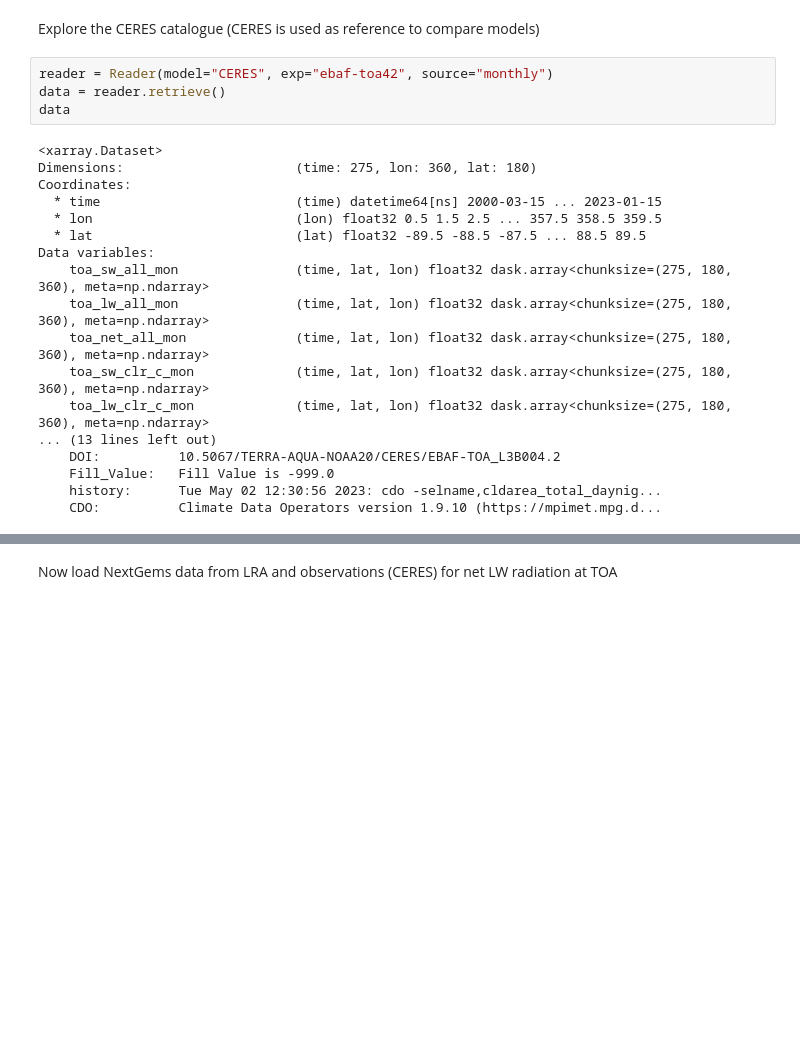
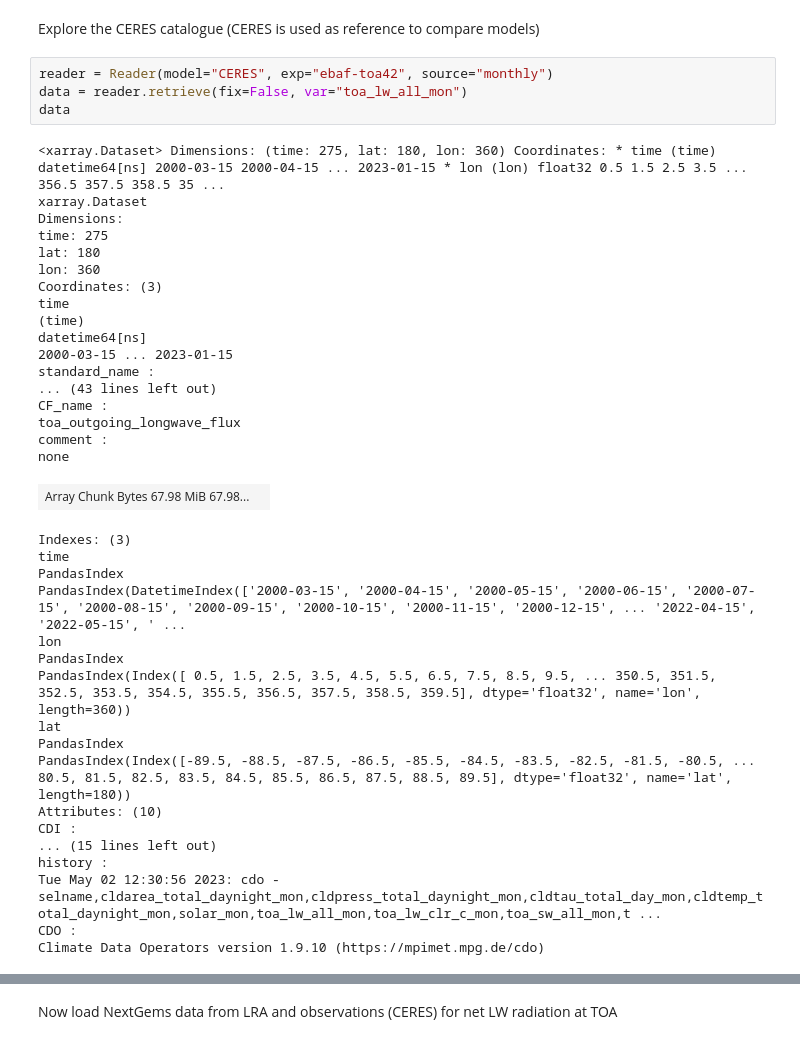
Before and after one commit to DestinE-Climate-DT/AQUA, a Jupyter notebook: diagnostics/basic_stats/olr_toa.ipynb, the cells around one changed output, grey strips where cells are left out. Drawn from its saved outputs; the diff is of its cells as text; blank space fills up the shorter version.

Commit message:
Paolo G version

```diff
--- a/diagnostics/basic_stats/olr_toa.ipynb
+++ b/diagnostics/basic_stats/olr_toa.ipynb
@@ -58,23 +55,41 @@ slurm.squeue()
 Explore the CERES catalogue (CERES is used as reference to compare models)
 # %%
 reader = Reader(model="CERES", exp="ebaf-toa42", source="monthly")
-data = reader.retrieve()
+data = reader.retrieve(fix=False, var="toa_lw_all_mon")
 data
 # %% [output]
-<xarray.Dataset>
-Dimensions:                      (time: 275, lon: 360, lat: 180)
-Coordinates:
-  * time                         (time) datetime64[ns] 2000-03-15 ... 2023-01-15
-  * lon                          (lon) float32 0.5 1.5 2.5 ... 357.5 358.5 359.5
-  * lat                          (lat) float32 -89.5 -88.5 -87.5 ... 88.5 89.5
-Data variables:
-    toa_sw_all_mon               (time, lat, lon) float32 dask.array<chunksize=(275, 180, 360), meta=np.ndarray>
-    toa_lw_all_mon               (time, lat, lon) float32 dask.array<chunksize=(275, 180, 360), meta=np.ndarray>
-    toa_net_all_mon              (time, lat, lon) float32 dask.array<chunksize=(275, 180, 360), meta=np.ndarray>
-    toa_sw_clr_c_mon             (time, lat, lon) float32 dask.array<chunksize=(275, 180, 360), meta=np.ndarray>
-    toa_lw_clr_c_mon             (time, lat, lon) float32 dask.array<chunksize=(275, 180, 360), meta=np.ndarray>
-... (13 lines left out)
-    DOI:          10.5067/TERRA-AQUA-NOAA20/CERES/EBAF-TOA_L3B004.2
-    Fill_Value:   Fill Value is -999.0
-    history:      Tue May 02 12:30:56 2023: cdo -selname,cldarea_total_daynig...
-    CDO:          Climate Data Operators version 1.9.10 (https://mpimet.mpg.d...
+<xarray.Dataset> Dimensions: (time: 275, lat: 180, lon: 360) Coordinates: * time (time) datetime64[ns] 2000-03-15 2000-04-15 ... 2023-01-15 * lon (lon) float32 0.5 1.5 2.5 3.5 ... 356.5 357.5 358.5 35 ...
+xarray.Dataset
+Dimensions:
+time: 275
+lat: 180
+lon: 360
+Coordinates: (3)
+time
+(time)
+datetime64[ns]
+2000-03-15 ... 2023-01-15
+standard_name :
+... (43 lines left out)
+CF_name :
+toa_outgoing_longwave_flux
+comment :
+none
+| Array Chunk Bytes 67.98 MiB 67.98... |  |
+Indexes: (3)
+time
+PandasIndex
+PandasIndex(DatetimeIndex(['2000-03-15', '2000-04-15', '2000-05-15', '2000-06-15', '2000-07-15', '2000-08-15', '2000-09-15', '2000-10-15', '2000-11-15', '2000-12-15', ... '2022-04-15', '2022-05-15', ' ...
+lon
+PandasIndex
+PandasIndex(Index([ 0.5, 1.5, 2.5, 3.5, 4.5, 5.5, 6.5, 7.5, 8.5, 9.5, ... 350.5, 351.5, 352.5, 353.5, 354.5, 355.5, 356.5, 357.5, 358.5, 359.5], dtype='float32', name='lon', length=360))
+lat
+PandasIndex
+PandasIndex(Index([-89.5, -88.5, -87.5, -86.5, -85.5, -84.5, -83.5, -82.5, -81.5, -80.5, ... 80.5, 81.5, 82.5, 83.5, 84.5, 85.5, 86.5, 87.5, 88.5, 89.5], dtype='float32', name='lat', length=180))
+Attributes: (10)
+CDI :
+... (15 lines left out)
+history :
+Tue May 02 12:30:56 2023: cdo -selname,cldarea_total_daynight_mon,cldpress_total_daynight_mon,cldtau_total_day_mon,cldtemp_total_daynight_mon,solar_mon,toa_lw_all_mon,toa_lw_clr_c_mon,toa_sw_all_mon,t ...
+CDO :
+Climate Data Operators version 1.9.10 (https://mpimet.mpg.de/cdo)
```
Also changed, not shown: parts of 5 cells of this notebook, 1 other file.
